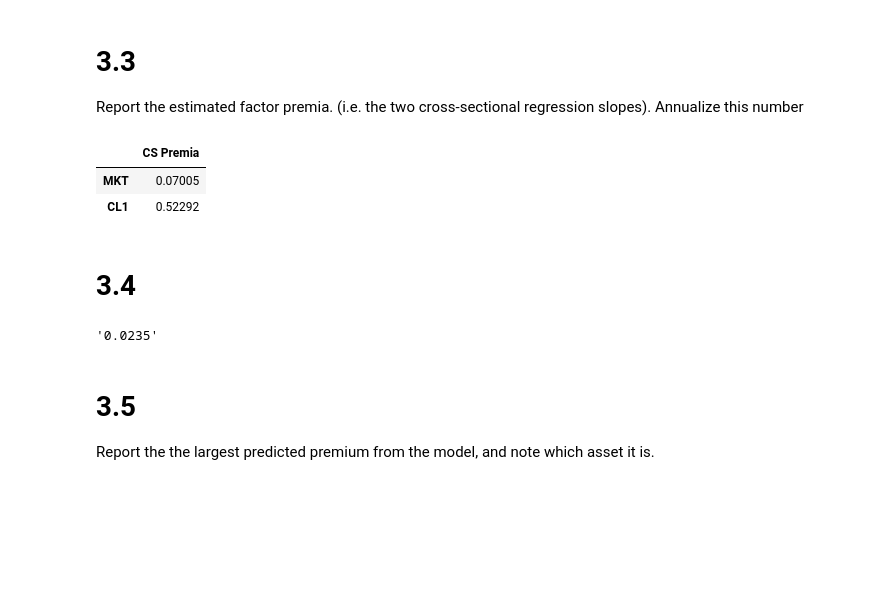
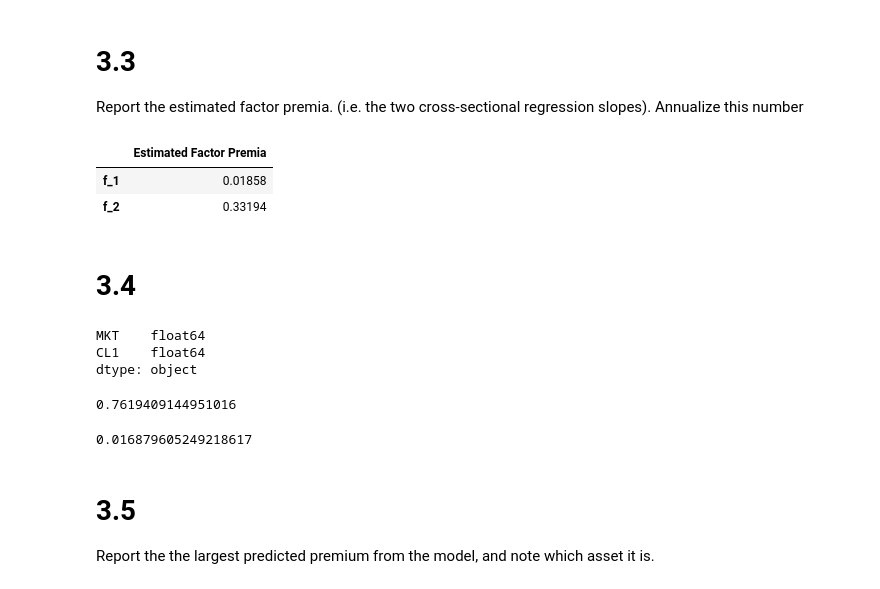
Before and after one commit to alanwake47/finm-36700-portfolio, a Jupyter notebook: midterm2_practice/workbook_main.ipynb, the cells around one changed output. Cells and saved outputs as stored; diff of their text form; code cells hidden in the pictures; blank space fills up the shorter version.

```diff
--- a/midterm2_practice/workbook_main.ipynb
+++ b/midterm2_practice/workbook_main.ipynb
@@ -233,19 +223,2 @@ def cross_premia_mae(df_cs, factors, model):
 # %% [markdown]
 # 3.1
-# %%
-regression_report = pd.DataFrame(index=assets.columns)
-x = sm.add_constant(factors)
-
-for i in assets.columns:
-    y = assets[i]
-    model = sm.OLS(y,x,missing='drop').fit()
-    regression_report.loc[i,'alpha'] = model.params['const'] * 12
-    regression_report.loc[i,'MKT'] = model.params['MKT']
-    regression_report.loc[i,'CL1'] = model.params['CL1']
-    #calculate r-squared
-    regression_report.loc[i,'r-squared'] = model.rsquared
-
-    regression_report.loc[i,'treynor ratio'] = assets[i].mean() * 12 / model.params[1]
-    regression_report.loc[i,'info ratio'] = model.params[0] * np.sqrt(12) / model.resid.std()
-
-regression_report
@@ -274,19 +258,40 @@ Ans: Both are evidence against the model as the R-squared is not close to 1 and
 # 3.3
 Report the estimated factor premia. (i.e. the two cross-sectional regression slopes).
 Annualize this number
-# %%
-df_cs_cs = cross_section(assets, factors, ['MKT','CL1'])
-cross_premia(df_cs_cs, ['MKT','CL1'])
-# %% [output]
-|  | CS Premia |
-| MKT | 0.07005 |
-| CL1 | 0.52292 |
+# %%
+(model.params[1:] * 12).to_frame('Estimated Factor Premia')
+# %% [output]
+|  | Estimated Factor Premia |
+| f_1 | 0.01858 |
+| f_2 | 0.33194 |
 # %% [markdown]
 # 3.4
-# %%
-cross_premia_mae(df_cs_cs, ['MKT','CL1'], 'this')
-# %% [output]
-'0.0235'
+# %%
+factors = factors.astype(float)
+factor_1 = factors[['MKT','CL1']]
+factor_1.dtypes
+# %% [output]
+MKT    float64
+CL1    float64
+dtype: object
+# %%
+predicted = model.params[0] + (factor_1 * model.params[1:]).sum(axis=1)
+MAE_cs = (assets.mean() - predicted).abs().mean() * 12
+
+premia = pd.DataFrame(data=None, index = factor_1.index,columns=['premia'])
+for row in factor_1.index:
+    a = factor_1.loc[row, 'MKT']* model.params[1]
+    b = factor_1.loc[row, 'CL1']* model.params[2]
+    premia.loc[row] = a + b
+predicted = premia.sum()[0]+model.params[0]
+MAE_cs = (assets.mean() - predicted).abs().mean() * 12
+MAE_cs
+# %% [output]
+0.7619409144951016
+# %%
+model.resid.abs().mean() *12
+# %% [output]
+0.016879605249218617
 # %% [markdown]
 # 3.5
 Report the the largest predicted premium from the model, and note which asset it is.
```
Also changed, not shown: parts of 5 cells of this notebook, 5 other files.
